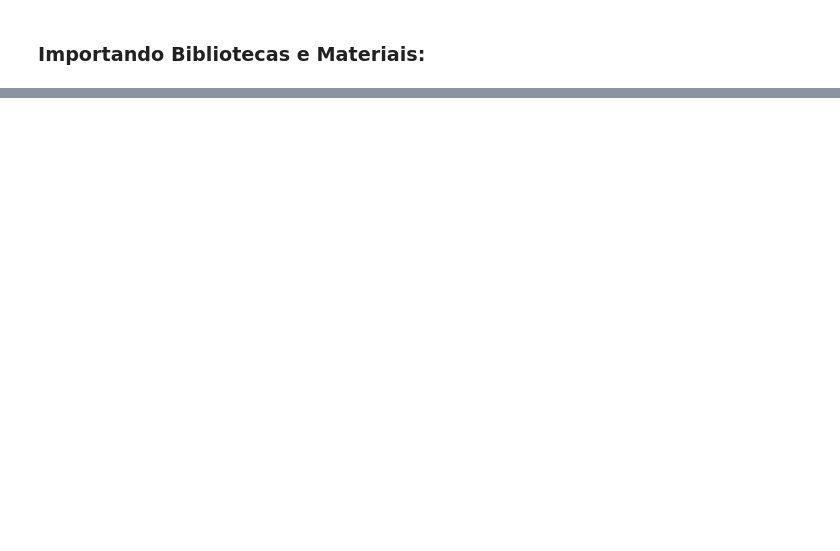
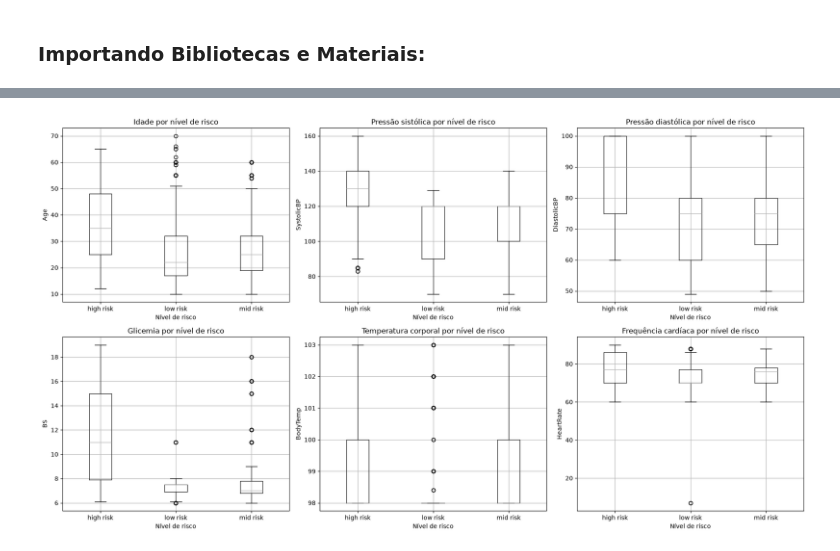
Before and after one commit to nouveauromance/daliaIA, a Jupyter notebook: notebooks/01_exploracao.ipynb, the cells around one changed output, grey strips where cells are left out. Drawn from its saved outputs; the diff is of its cells as text; code cells hidden in the pictures; blank space fills up the shorter version.

```diff
--- a/notebooks/01_exploracao.ipynb
+++ b/notebooks/01_exploracao.ipynb
@@ -37,0 +227,29 @@ df.head()
+# %%
+fig, axes = plt.subplots(nrows=2, ncols=3, figsize=(18, 10))
+
+config = [
+    ("Age", "Idade por nível de risco"),
+    ("SystolicBP", "Pressão sistólica por nível de risco"),
+    ("DiastolicBP", "Pressão diastólica por nível de risco"),
+    ("BS", "Glicemia por nível de risco"),
+    ("BodyTemp", "Temperatura corporal por nível de risco"),
+    ("HeartRate", "Frequência cardíaca por nível de risco")
+]
+
+for i, (col, title) in enumerate(config):
+    row = i // 3
+    col_idx = i % 3
+    ax = axes[row, col_idx]
+
+    df.boxplot(column=col, by="RiskLevel", ax=ax)
+
+    ax.set_title(title)
+    ax.set_xlabel("Nível de risco")
+    ax.set_ylabel(col)
+
+plt.suptitle("")
+
+plt.tight_layout()
+plt.show()
+# %% [output]
+[figure, added]
```
Also changed, not shown: parts of 27 cells of this notebook, 3 other files.
